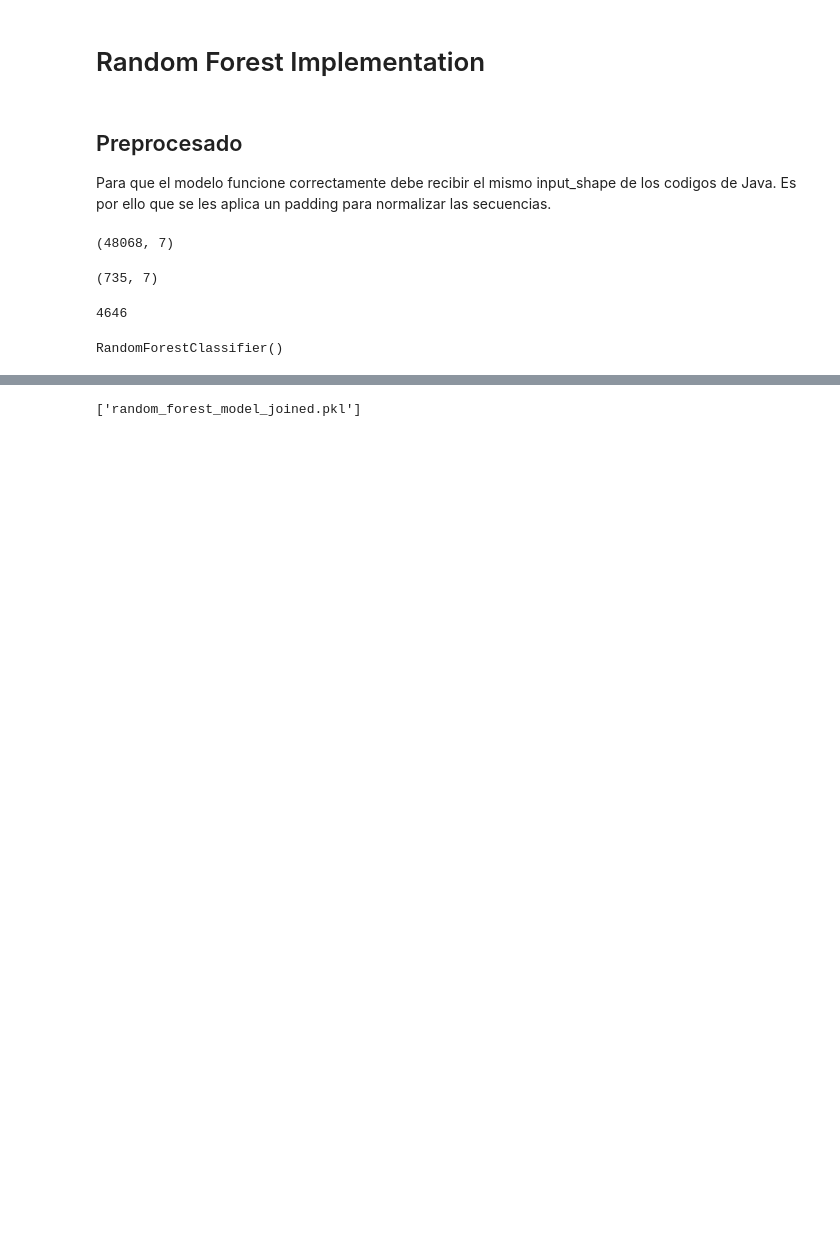
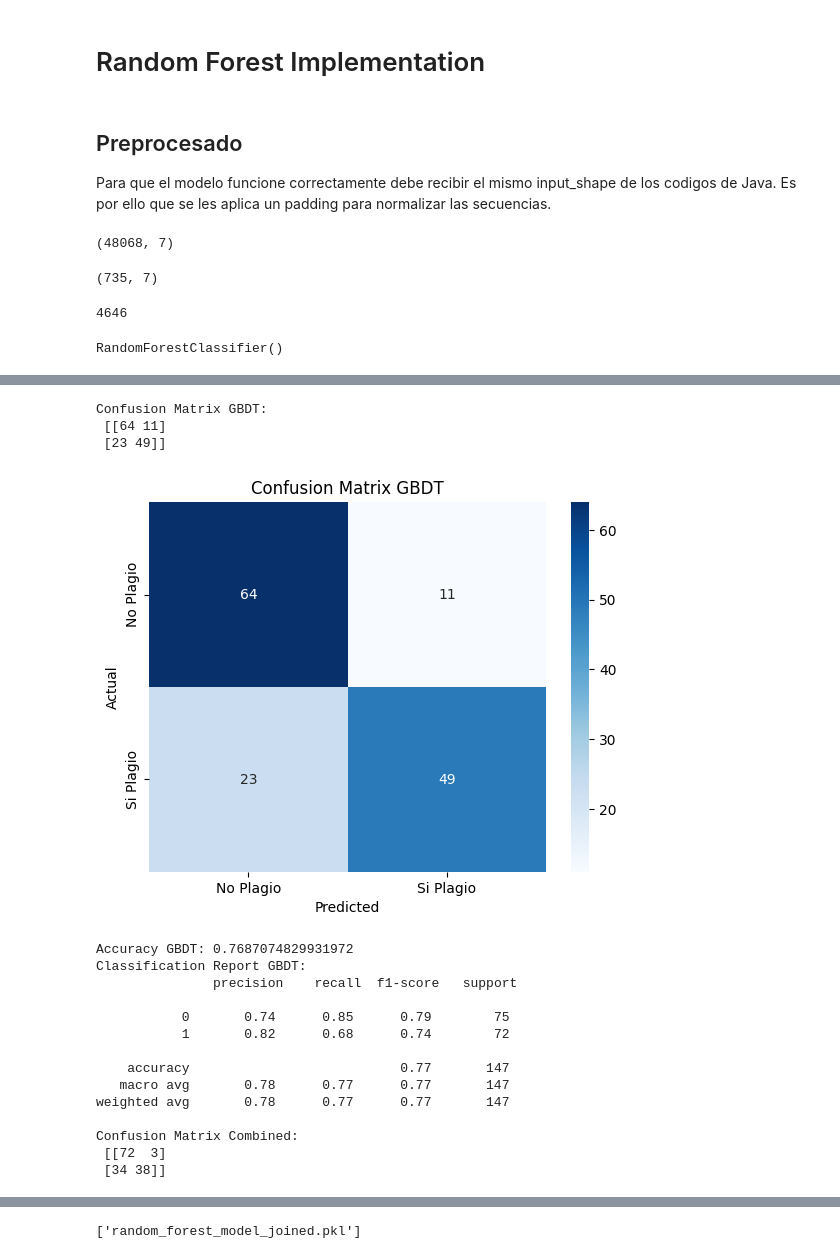
Before and after one commit to Jaime-prog/PlagiarismHunter, a Jupyter notebook: Final_RandomForest_Joined.ipynb, the cells around one changed output, grey strips where cells are left out. Cells and saved outputs as stored; diff of their text form; code cells hidden in the pictures; blank space fills up the shorter version.

Commit message:
Adds GBDT Model

```diff
--- a/Final_RandomForest_Joined.ipynb
+++ b/Final_RandomForest_Joined.ipynb
@@ -202,0 +203,74 @@ weighted avg       0.79      0.76      0.75       147
+# %%
+from sklearn.ensemble import GradientBoostingClassifier
+
+# Crear y entrenar el modelo GBDT
+gbdt_classifier = GradientBoostingClassifier()
+gbdt_classifier.fit(features_train_concatenated, labels_train)
+
+# Realizar predicciones con el modelo GBDT
+labels_prediction_gbdt = gbdt_classifier.predict(features_test_concatenated)
+
+# Evaluar el modelo GBDT
+cm_gbdt = confusion_matrix(labels_test, labels_prediction_gbdt)
+print('Confusion Matrix GBDT:\n', cm_gbdt)
+
+# Crear una matriz de confusión para GBDT
+sns.heatmap(cm_gbdt, annot=True, fmt='d', cmap='Blues', xticklabels=labels, yticklabels=labels)
+plt.xlabel('Predicted')
+plt.ylabel('Actual')
+plt.title('Confusion Matrix GBDT')
+plt.xticks(ticks=[0.5, 1.5], labels=labels)
+plt.yticks(ticks=[0.5, 1.5], labels=labels)
+plt.show()
+
+# Calcular la precisión del modelo GBDT
+accuracy_gbdt = accuracy_score(labels_test, labels_prediction_gbdt)
+print("Accuracy GBDT:", accuracy_gbdt)
+
+# Generar el informe de clasificación para GBDT
+cr_gbdt = classification_report(labels_test, labels_prediction_gbdt)
+print('Classification Report GBDT:\n', cr_gbdt)
+
+# Promediar los resultados de ambos modelos
+labels_prediction_combined = (labels_prediction + labels_prediction_gbdt) / 2
+labels_prediction_combined = np.round(labels_prediction_combined)
+
+# Evaluar el modelo combinado
+cm_combined = confusion_matrix(labels_test, labels_prediction_combined)
+print('Confusion Matrix Combined:\n', cm_combined)
+
+# Crear una matriz de confusión para el modelo combinado
+sns.heatmap(cm_combined, annot=True, fmt='d', cmap='Blues', xticklabels=labels, yticklabels=labels)
+plt.xlabel('Predicted')
+plt.ylabel('Actual')
+plt.title('Confusion Matrix Combined')
+plt.xticks(ticks=[0.5, 1.5], labels=labels)
+plt.yticks(ticks=[0.5, 1.5], labels=labels)
+plt.show()
+
+# Calcular la precisión del modelo combinado
+accuracy_combined = accuracy_score(labels_test, labels_prediction_combined)
+print("Accuracy Combined:", accuracy_combined)
+
+# Generar el informe de clasificación para el modelo combinado
+cr_combined = classification_report(labels_test, labels_prediction_combined)
+print('Classification Report Combined:\n', cr_combined)
+# %% [output]
+Confusion Matrix GBDT:
+ [[64 11]
+ [23 49]]
+[figure, added]
+Accuracy GBDT: 0.7687074829931972
+Classification Report GBDT:
+               precision    recall  f1-score   support
+
+           0       0.74      0.85      0.79        75
+           1       0.82      0.68      0.74        72
+
+    accuracy                           0.77       147
+   macro avg       0.78      0.77      0.77       147
+weighted avg       0.78      0.77      0.77       147
+
+Confusion Matrix Combined:
+ [[72  3]
+ [34 38]]
```
Also changed, not shown: parts of 4 cells of this notebook.
